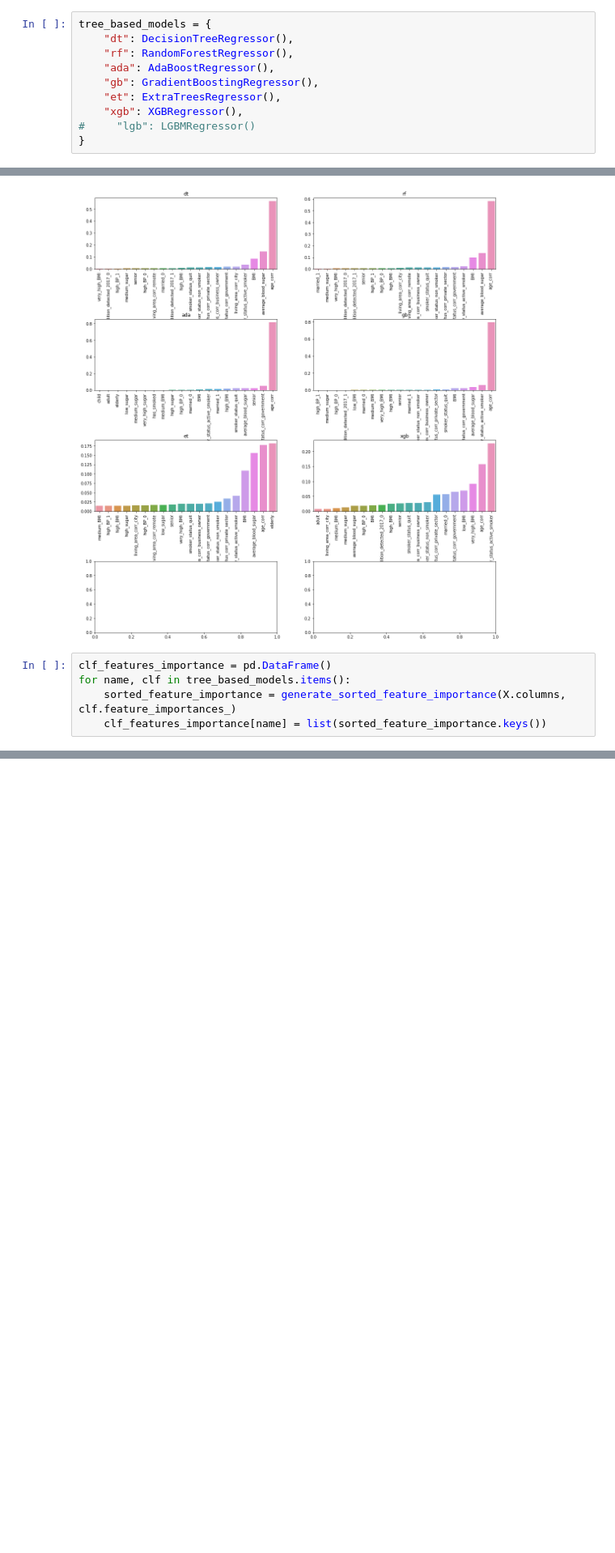
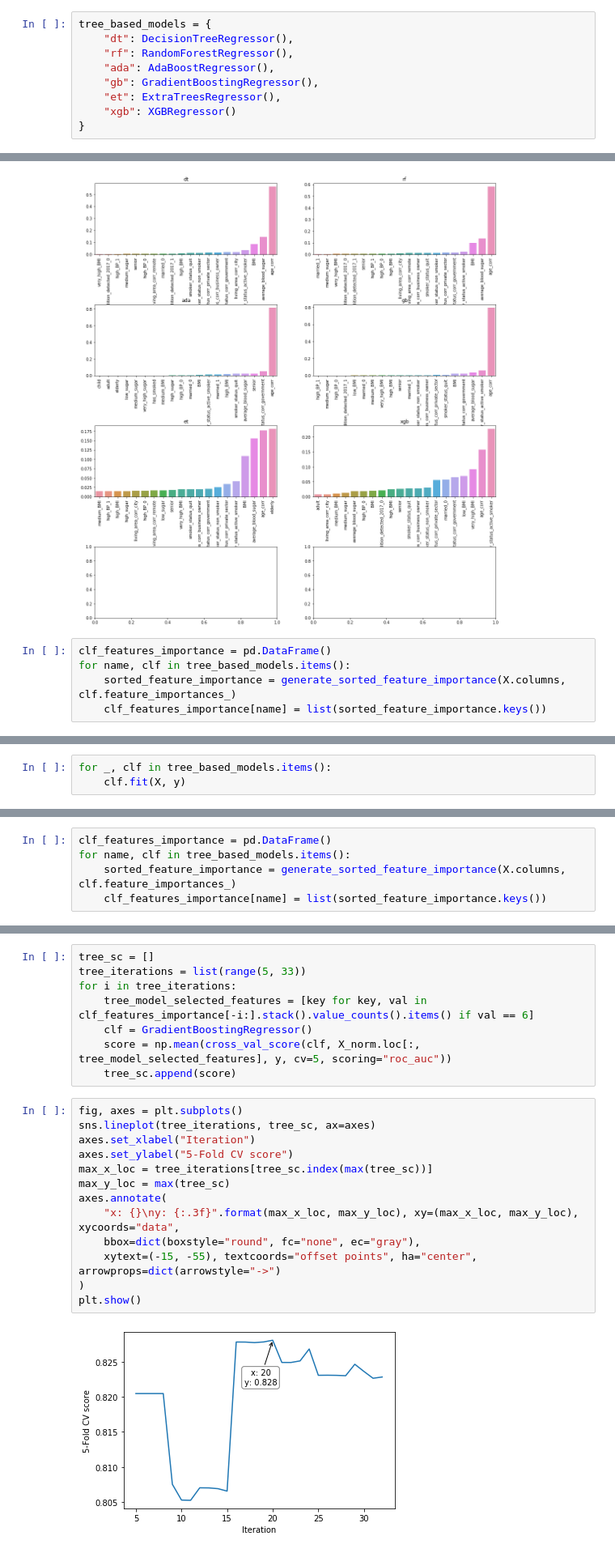
Before and after one commit to jerry-ye-xu/stroke_prediction, a Jupyter notebook: notebooks/3_Building_Base_Models_For_Feature_Selection.ipynb, the cells around one changed output, grey strips where cells are left out. Shown at 81% size. Cells and saved outputs as stored; diff of their text form; blank space fills up the shorter version.

Commit message:
did CV on tree and linear regression models, updated summary of 2_ notebook. Next steps are to stack the model and hopefully get better results

```diff
--- a/notebooks/3_Building_Base_Models_For_Feature_Selection.ipynb
+++ b/notebooks/3_Building_Base_Models_For_Feature_Selection.ipynb
@@ -101,8 +137,7 @@ tree_based_models = {
     "ada": AdaBoostRegressor(),
     "gb": GradientBoostingRegressor(),
     "et": ExtraTreesRegressor(),
-    "xgb": XGBRegressor(),
-#     "lgb": LGBMRegressor()
+    "xgb": XGBRegressor()
 }
 # %% [markdown]
 Because we are not yet interested in validation, we do not conduct any cross-validation when training the models. The purpose of this is to identify features which are important for
@@ -159,3 +194,6 @@ clf_features_importance[-10:]
 | 29 | BMI | BMI | senior | average_blood_sugar | average_blood_sugar | very_high_BMI |
 | 30 | average_blood_sugar | average_blood_sugar | job_status_corr_government | smoker_status_active_smoker | age_corr | age_corr |
 | 31 | age_corr | age_corr | age_corr | age_corr | elderly | smoker_status_active_smoker |
+# %%
+for _, clf in tree_based_models.items():
+    clf.fit(X, y)
@@ -161,0 +202,5 @@ clf_features_importance[-10:]
+# %%
+clf_features_importance = pd.DataFrame()
+for name, clf in tree_based_models.items():
+    sorted_feature_importance = generate_sorted_feature_importance(X.columns, clf.feature_importances_)
+    clf_features_importance[name] = list(sorted_feature_importance.keys())
@@ -161,0 +245,23 @@ clf_features_importance[-10:]
+# %%
+tree_sc = []
+tree_iterations = list(range(5, 33))
+for i in tree_iterations:
+    tree_model_selected_features = [key for key, val in clf_features_importance[-i:].stack().value_counts().items() if val == 6]
+    clf = GradientBoostingRegressor()
+    score = np.mean(cross_val_score(clf, X_norm.loc[:, tree_model_selected_features], y, cv=5, scoring="roc_auc"))
+    tree_sc.append(score)
+# %%
+fig, axes = plt.subplots()
+sns.lineplot(tree_iterations, tree_sc, ax=axes)
+axes.set_xlabel("Iteration")
+axes.set_ylabel("5-Fold CV score")
+max_x_loc = tree_iterations[tree_sc.index(max(tree_sc))]
+max_y_loc = max(tree_sc)
+axes.annotate(
+    "x: {}\ny: {:.3f}".format(max_x_loc, max_y_loc), xy=(max_x_loc, max_y_loc), xycoords="data",
+    bbox=dict(boxstyle="round", fc="none", ec="gray"),
+    xytext=(-15, -55), textcoords="offset points", ha="center", arrowprops=dict(arrowstyle="->")
+)
+plt.show()
+# %% [output]
+[figure, added]
```
Also changed, not shown: parts of 33 cells of this notebook, 3 other files.
